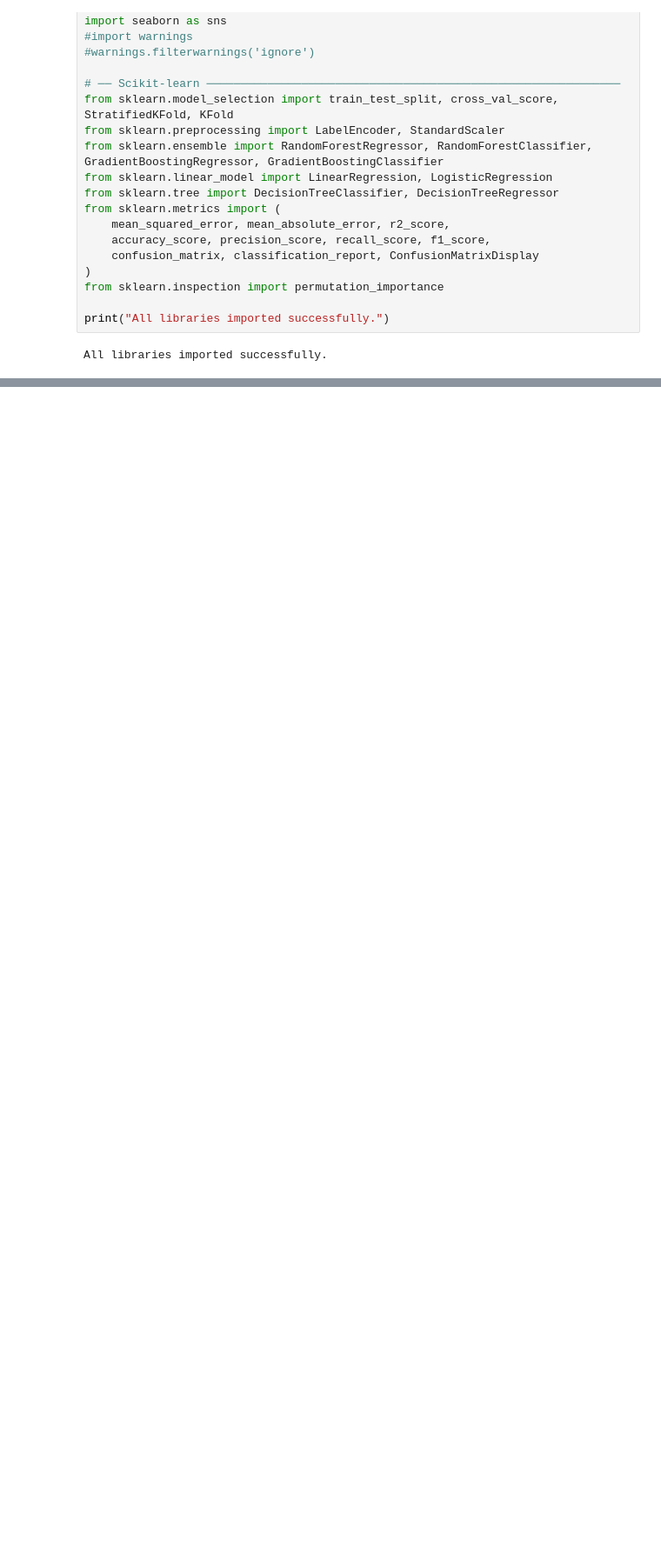
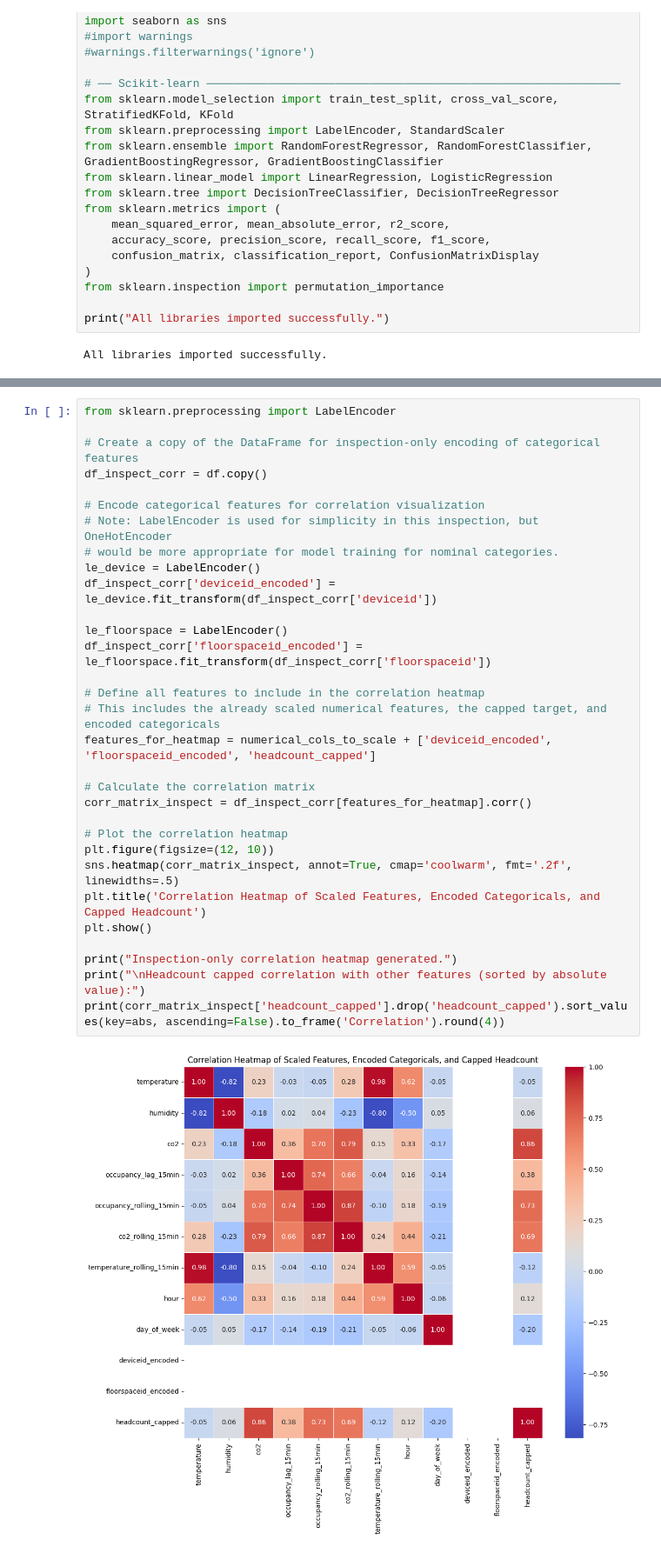
Before and after one commit to MIL-Project2/DR-DT, a Jupyter notebook: Occupancy_Prediction.ipynb, the cells around one changed output, grey strips where cells are left out. Shown at 87% size. Drawn from its saved outputs; the diff is of its cells as text; blank space fills up the shorter version.

```diff
--- a/Occupancy_Prediction.ipynb
+++ b/Occupancy_Prediction.ipynb
@@ -137,0 +322,33 @@ KeyError: 'headcount'
+# %%
+from sklearn.preprocessing import LabelEncoder
+
+# Create a copy of the DataFrame for inspection-only encoding of categorical features
+df_inspect_corr = df.copy()
+
+# Encode categorical features for correlation visualization
+# Note: LabelEncoder is used for simplicity in this inspection, but OneHotEncoder
+# would be more appropriate for model training for nominal categories.
+le_device = LabelEncoder()
+df_inspect_corr['deviceid_encoded'] = le_device.fit_transform(df_inspect_corr['deviceid'])
+
+le_floorspace = LabelEncoder()
+df_inspect_corr['floorspaceid_encoded'] = le_floorspace.fit_transform(df_inspect_corr['floorspaceid'])
+
+# Define all features to include in the correlation heatmap
+# This includes the already scaled numerical features, the capped target, and encoded categoricals
+features_for_heatmap = numerical_cols_to_scale + ['deviceid_encoded', 'floorspaceid_encoded', 'headcount_capped']
+
+# Calculate the correlation matrix
+corr_matrix_inspect = df_inspect_corr[features_for_heatmap].corr()
+
+# Plot the correlation heatmap
+plt.figure(figsize=(12, 10))
+sns.heatmap(corr_matrix_inspect, annot=True, cmap='coolwarm', fmt='.2f', linewidths=.5)
+plt.title('Correlation Heatmap of Scaled Features, Encoded Categoricals, and Capped Headcount')
+plt.show()
+
+print("Inspection-only correlation heatmap generated.")
+print("\nHeadcount capped correlation with other features (sorted by absolute value):")
+print(corr_matrix_inspect['headcount_capped'].drop('headcount_capped').sort_values(key=abs, ascending=False).to_frame('Correlation').round(4))
+# %% [output]
+[figure, added]
```
Also changed, not shown: parts of 21 cells of this notebook.
